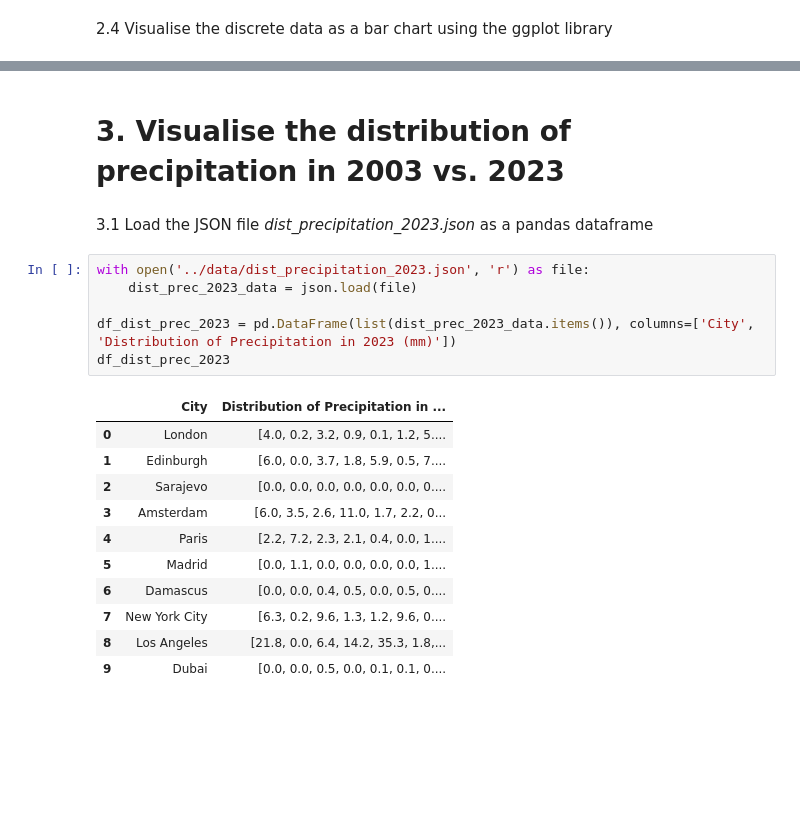
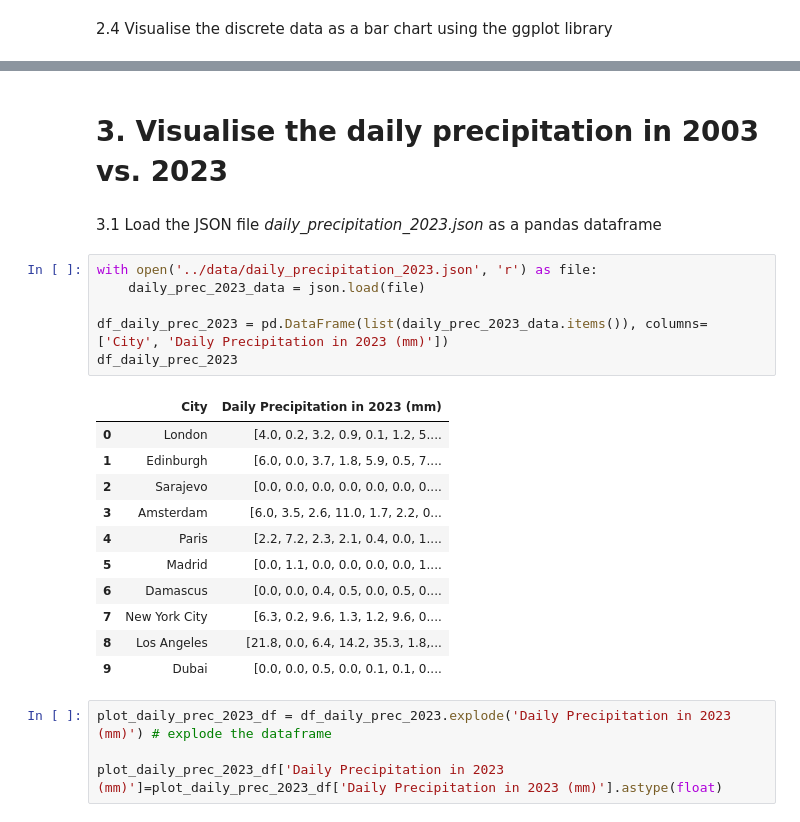
Before and after one commit to nadiabegic/global-weather-analysis, a Jupyter notebook: code/NB02 - Data Analysis.ipynb, the cells around one changed output, grey strips where cells are left out. Drawn from its saved outputs; the diff is of its cells as text; blank space fills up the shorter version.

```diff
--- a/code/NB02 - Data Analysis.ipynb
+++ b/code/NB02 - Data Analysis.ipynb
@@ -246,17 +187,17 @@ df_total_prec_melted = df_total_prec.melt(id_vars=['City'],
 # %% [output]
 <lets_plot.plot.core.PlotSpec at 0x...>
 # %% [markdown]
-# 3. Visualise the distribution of precipitation in 2003 vs. 2023
+# 3. Visualise the daily precipitation in 2003 vs. 2023
 # %% [markdown]
-3.1 Load the JSON file _dist_precipitation_2023.json_ as a pandas dataframe
+3.1 Load the JSON file _daily_precipitation_2023.json_ as a pandas dataframe
 # %%
-with open('../data/dist_precipitation_2023.json', 'r') as file:
-    dist_prec_2023_data = json.load(file)
+with open('../data/daily_precipitation_2023.json', 'r') as file:
+    daily_prec_2023_data = json.load(file)
 
-df_dist_prec_2023 = pd.DataFrame(list(dist_prec_2023_data.items()), columns=['City', 'Distribution of Precipitation in 2023 (mm)'])
-df_dist_prec_2023
+df_daily_prec_2023 = pd.DataFrame(list(daily_prec_2023_data.items()), columns=['City', 'Daily Precipitation in 2023 (mm)'])
+df_daily_prec_2023
 # %% [output]
-|  | City | Distribution of Precipitation in ... |
+|  | City | Daily Precipitation in 2023 (mm) |
 | 0 | London | [4.0, 0.2, 3.2, 0.9, 0.1, 1.2, 5.... |
 | 1 | Edinburgh | [6.0, 0.0, 3.7, 1.8, 5.9, 0.5, 7.... |
 | 2 | Sarajevo | [0.0, 0.0, 0.0, 0.0, 0.0, 0.0, 0.... |
@@ -267,3 +208,7 @@ df_dist_prec_2023
 | 7 | New York City | [6.3, 0.2, 9.6, 1.3, 1.2, 9.6, 0.... |
 | 8 | Los Angeles | [21.8, 0.0, 6.4, 14.2, 35.3, 1.8,... |
 | 9 | Dubai | [0.0, 0.0, 0.5, 0.0, 0.1, 0.1, 0.... |
+# %%
+plot_daily_prec_2023_df = df_daily_prec_2023.explode('Daily Precipitation in 2023 (mm)') # explode the dataframe
+
+plot_daily_prec_2023_df['Daily Precipitation in 2023 (mm)']=plot_daily_prec_2023_df['Daily Precipitation in 2023 (mm)'].astype(float)
```
Also changed, not shown: parts of 23 cells of this notebook.
